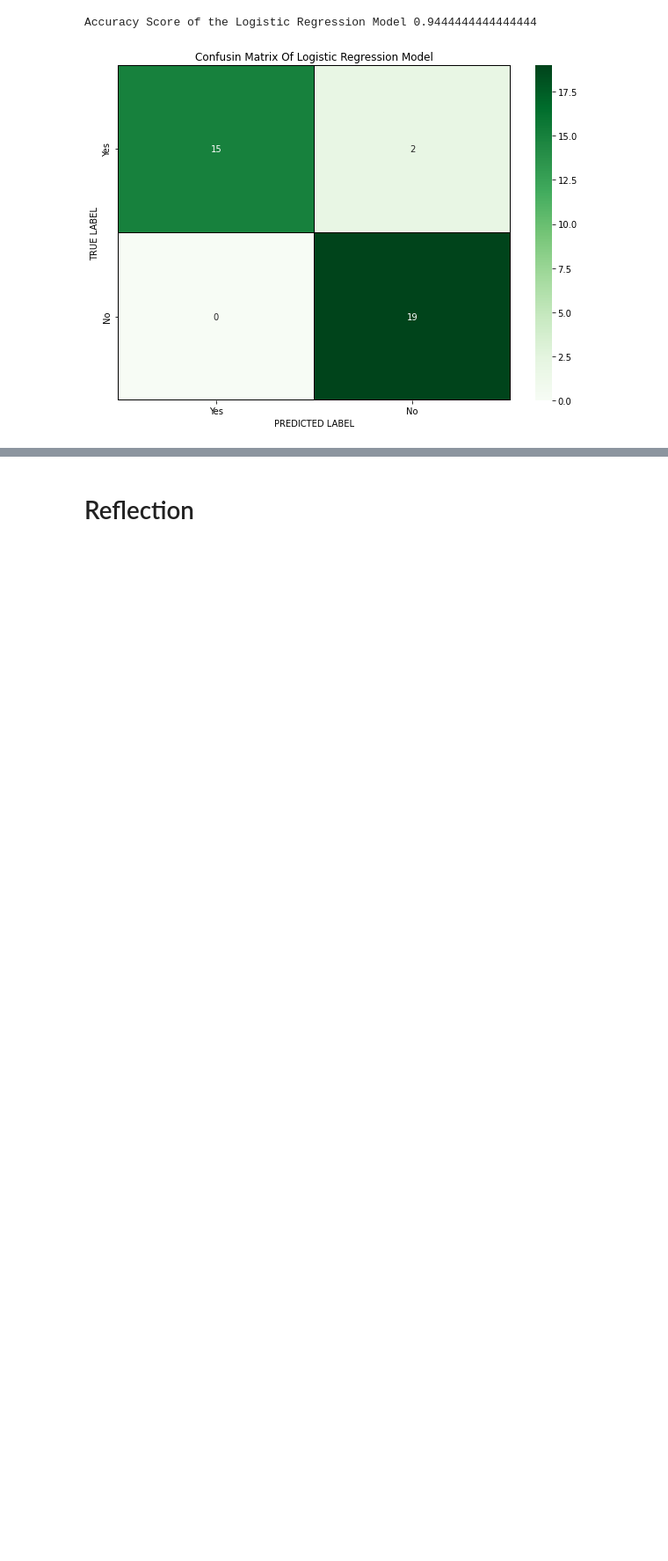
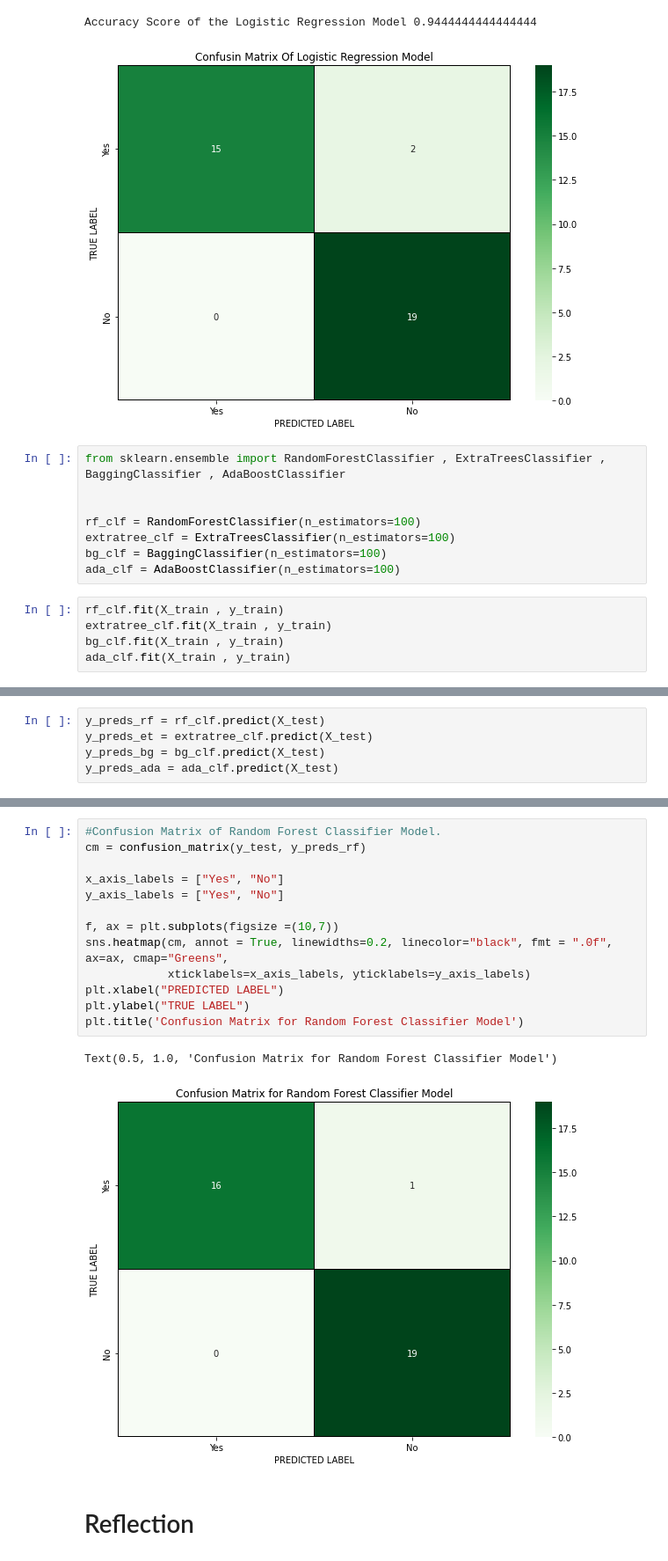
Before and after one commit to CS418/group-project-blackbox, a Jupyter notebook: Spotify.ipynb, the cells around one changed output, grey strips where cells are left out. Shown at 88% size. Saved outputs shown, nothing was run; the diff lists cells and outputs as text; blank space fills up the shorter version.

```diff
--- a/Spotify.ipynb
+++ b/Spotify.ipynb
@@ -538,3 +538,16 @@ print("Accuracy Score of the Logistic Regression Model" , accuracy_score(y_test
 # %% [output]
 Accuracy Score of the Logistic Regression Model 0.9444444444444444
 [figure]
+# %%
+from sklearn.ensemble import RandomForestClassifier , ExtraTreesClassifier , BaggingClassifier , AdaBoostClassifier
+
+
+rf_clf = RandomForestClassifier(n_estimators=100)
+extratree_clf = ExtraTreesClassifier(n_estimators=100)
+bg_clf = BaggingClassifier(n_estimators=100)
+ada_clf = AdaBoostClassifier(n_estimators=100)
+# %%
+rf_clf.fit(X_train , y_train)
+extratree_clf.fit(X_train , y_train)
+bg_clf.fit(X_train , y_train)
+ada_clf.fit(X_train , y_train)
@@ -540,0 +556,5 @@ Accuracy Score of the Logistic Regression Model 0.9444444444444444
+# %%
+y_preds_rf = rf_clf.predict(X_test)
+y_preds_et = extratree_clf.predict(X_test)
+y_preds_bg = bg_clf.predict(X_test)
+y_preds_ada = ada_clf.predict(X_test)
@@ -541,3 +581,19 @@ Accuracy Score of the Logistic Regression Model 0.9444444444444444
+# %%
+#Confusion Matrix of Random Forest Classifier Model.
+cm = confusion_matrix(y_test, y_preds_rf)
+
+x_axis_labels = ["Yes", "No"]
+y_axis_labels = ["Yes", "No"]
+
+f, ax = plt.subplots(figsize =(10,7))
+sns.heatmap(cm, annot = True, linewidths=0.2, linecolor="black", fmt = ".0f", ax=ax, cmap="Greens",
+            xticklabels=x_axis_labels, yticklabels=y_axis_labels)
+plt.xlabel("PREDICTED LABEL")
+plt.ylabel("TRUE LABEL")
+plt.title('Confusion Matrix for Random Forest Classifier Model')
+# %% [output]
+Text(0.5, 1.0, 'Confusion Matrix for Random Forest Classifier Model')
+[figure, added]
 # %% [markdown]
 # Reflection
 # %% [markdown]
```
Also changed, not shown: parts of 3 cells of this notebook.
